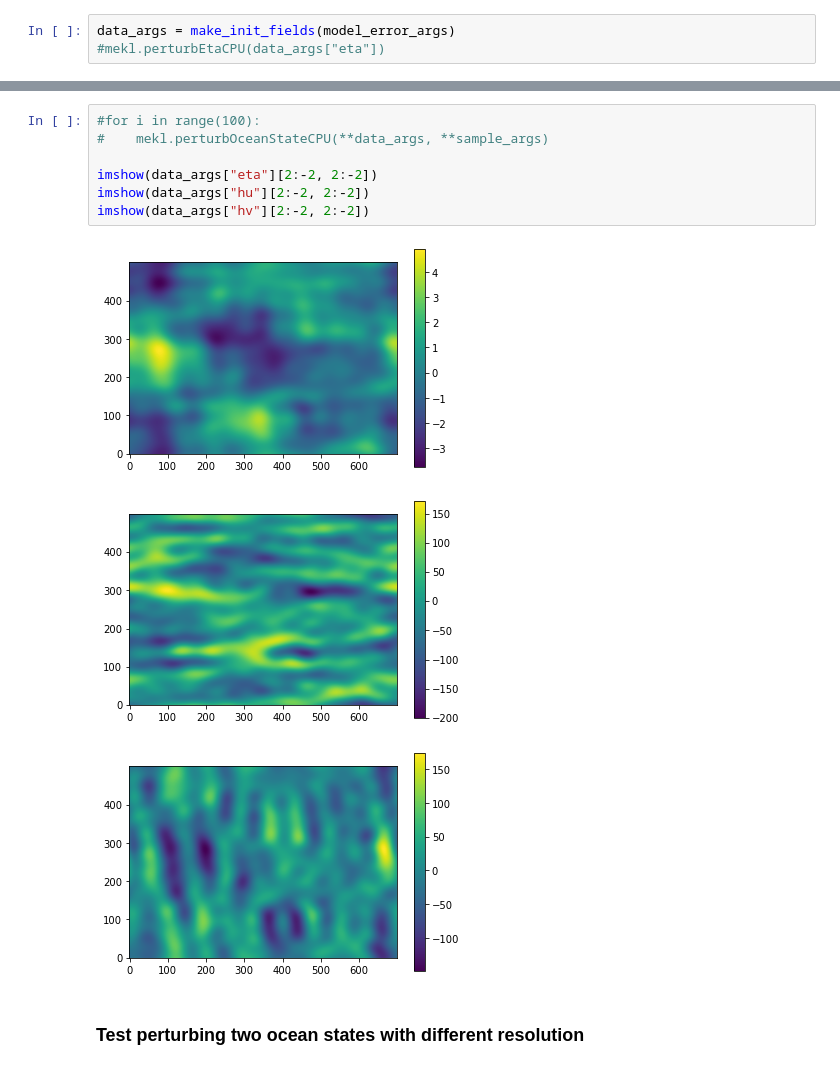
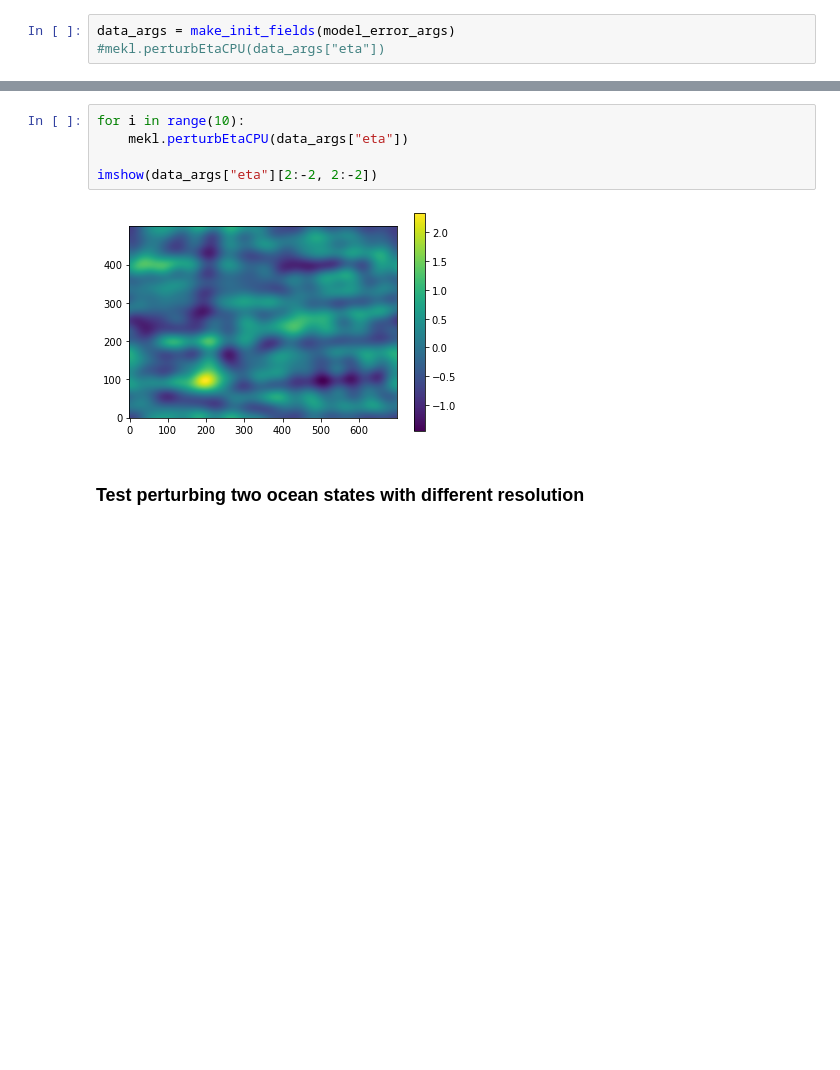
Before and after one commit to havahol/miscGPUOcean, a Jupyter notebook: multilevel/kl-model-error-class.ipynb, the cells around one changed output, grey strips where cells are left out. Drawn from its saved outputs; the diff is of its cells as text; blank space fills up the shorter version.

Commit message:
Perturbing eta successfully

```diff
--- a/multilevel/kl-model-error-class.ipynb
+++ b/multilevel/kl-model-error-class.ipynb
@@ -99,14 +108,10 @@ imshowDataArgs(data_args)
 # %%
-#for i in range(100):
-#    mekl.perturbOceanStateCPU(**data_args, **sample_args)
+for i in range(10):
+    mekl.perturbEtaCPU(data_args["eta"])
 
 imshow(data_args["eta"][2:-2, 2:-2])
-imshow(data_args["hu"][2:-2, 2:-2])
-imshow(data_args["hv"][2:-2, 2:-2])
 # %% [output]
-[figure, old version]
+[figure, new version]
-[figure, removed]
-[figure, removed]
 # %% [markdown]
 ### Test perturbing two ocean states with different resolution
 # %%
```
Also changed, not shown: parts of 23 cells of this notebook.
